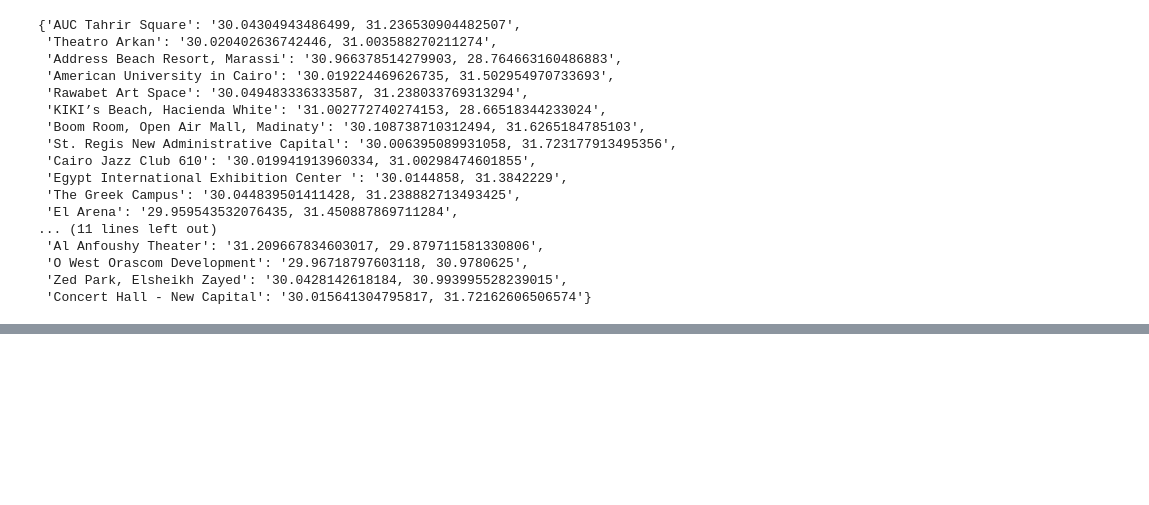
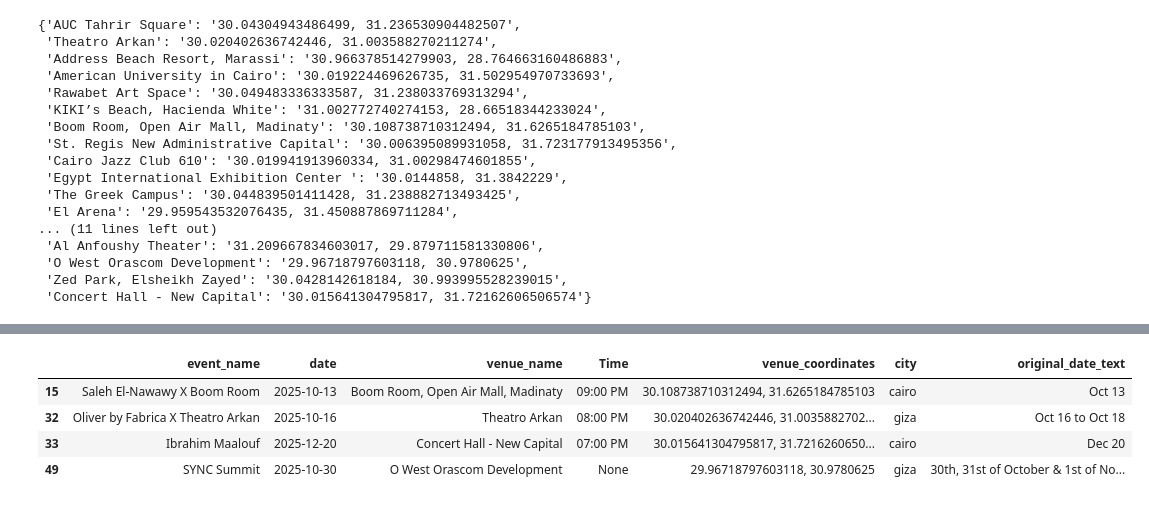
Before and after one commit to youssefashmawy/Mass-Events, a Jupyter notebook: Mass_Event/Mass_Event/analysis/ticketsMarche.ipynb, the cells around one changed output, grey strips where cells are left out. Drawn from its saved outputs; the diff is of its cells as text; code cells hidden in the pictures; blank space fills up the shorter version.

```diff
--- a/Mass_Event/Mass_Event/analysis/ticketsMarche.ipynb
+++ b/Mass_Event/Mass_Event/analysis/ticketsMarche.ipynb
@@ -182,0 +261,11 @@ data.to_csv('TicketsMarche/ticketMarche.csv',index=False)
+# %%
+year = 2025
+month_num = 10
+day = 10
+simplified_data[simplified_data['date']>datetime(year, month_num, day).strftime('%Y-%m-%d')]
+# %% [output]
+|  | event_name | date | venue_name | Time | venue_coordinates | city | original_date_text |
+| 15 | Saleh El-Nawawy X Boom Room | 2025-10-13 | Boom Room, Open Air Mall, Madinaty | 09:00 PM | 30.108738710312494, 31.6265184785103 | cairo | Oct 13 |
+| 32 | Oliver by Fabrica X Theatro Arkan | 2025-10-16 | Theatro Arkan | 08:00 PM | 30.020402636742446, 31.0035882702... | giza | Oct 16 to Oct 18 |
+| 33 | Ibrahim Maalouf | 2025-12-20 | Concert Hall - New Capital | 07:00 PM | 30.015641304795817, 31.7216260650... | cairo | Dec 20 |
+| 49 | SYNC Summit | 2025-10-30 | O West Orascom Development | None | 29.96718797603118, 30.9780625 | giza | 30th, 31st of October & 1st of No... |
```
Also changed, not shown: parts of 3 cells of this notebook, 2 other files.
